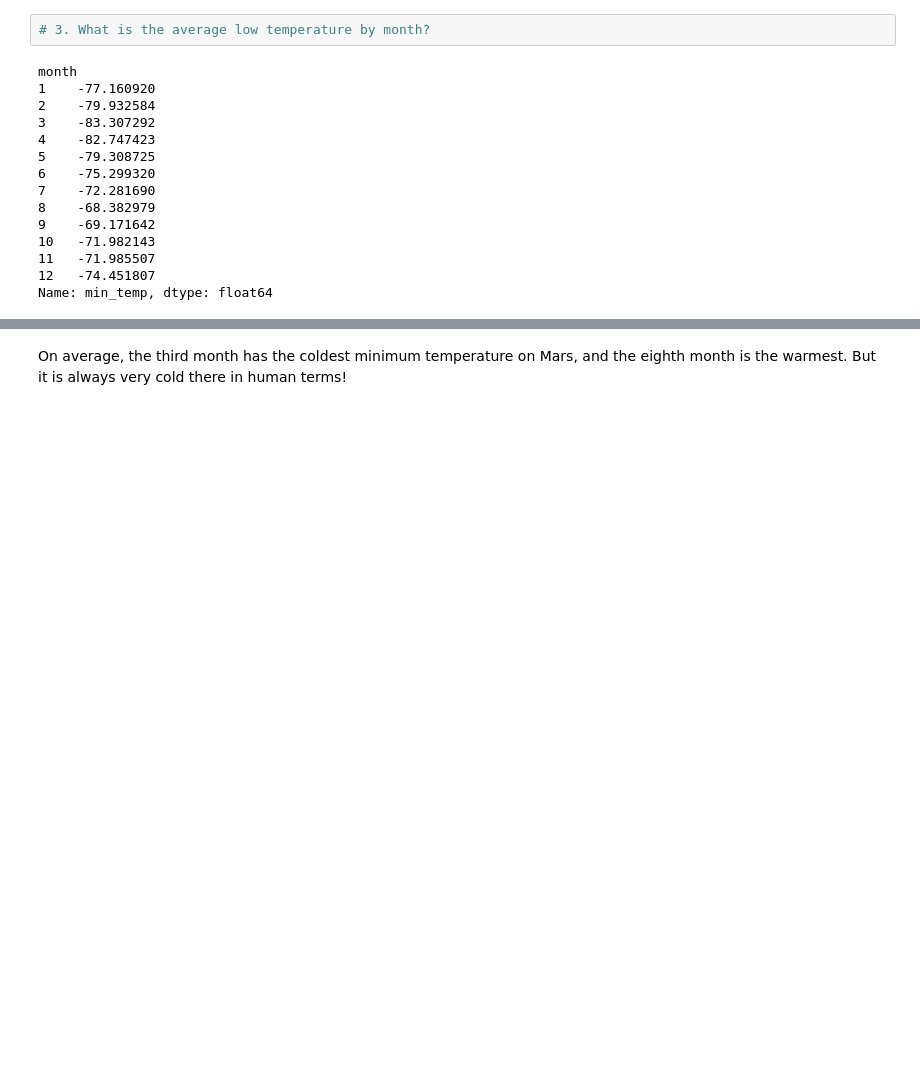
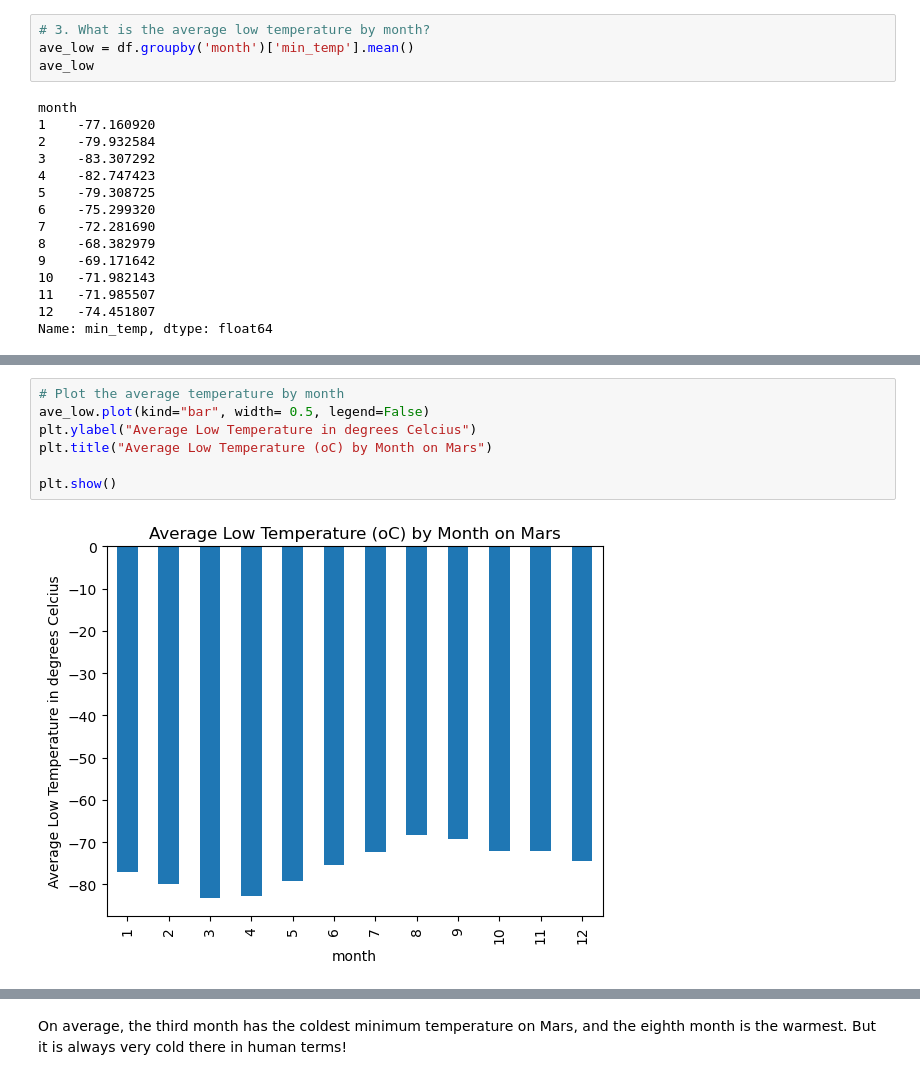
Before and after one commit to AleidvdZ/scraping_mars_challenge, a Jupyter notebook: part_2_mars_weather.ipynb, the cells around one changed output, grey strips where cells are left out. Saved outputs shown, nothing was run; the diff lists cells and outputs as text; blank space fills up the shorter version.

```diff
--- a/part_2_mars_weather.ipynb
+++ b/part_2_mars_weather.ipynb
@@ -161,6 +162,8 @@ rows_count
 1867
 # %%
 # 3. What is the average low temperature by month?
+ave_low = df.groupby('month')['min_temp'].mean()
+ave_low
 # %% [output]
 month
 1    -77.160920
@@ -186,0 +182,9 @@ Name: min_temp, dtype: float64
+# %%
+# Plot the average temperature by month
+ave_low.plot(kind="bar", width= 0.5, legend=False)
+plt.ylabel("Average Low Temperature in degrees Celcius")
+plt.title("Average Low Temperature (oC) by Month on Mars")
+
+plt.show()
+# %% [output]
+[figure, added]
```
Also changed, not shown: parts of 14 cells of this notebook, 1 other file.
